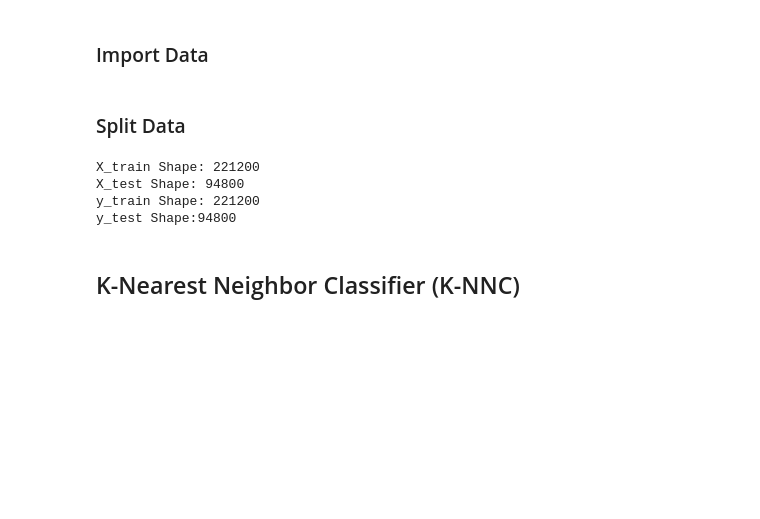
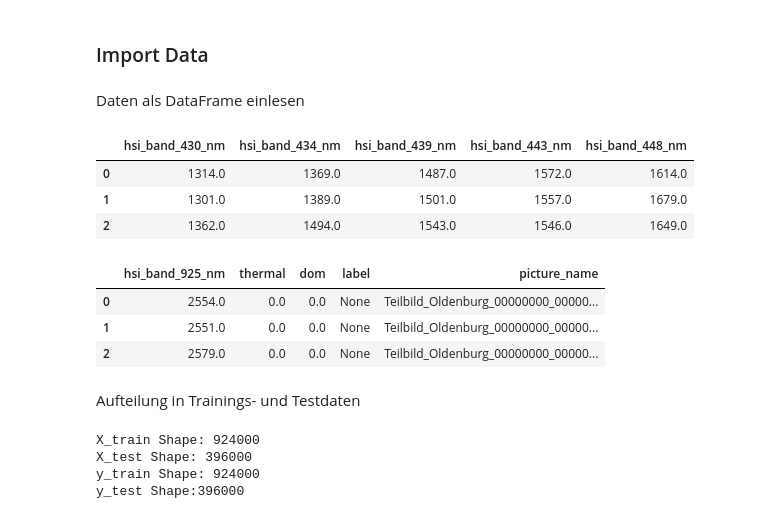
Before and after one commit to Tes-star/Remote_Sensing_Gyrocopter, a Jupyter notebook: Modelling/Baselines/Naive_Bayes.ipynb, the cells around one changed output. Drawn from its saved outputs; the diff is of its cells as text; code cells hidden in the pictures; blank space fills up the shorter version.

```diff
--- a/Modelling/Baselines/Naive_Bayes.ipynb
+++ b/Modelling/Baselines/Naive_Bayes.ipynb
@@ -6,2 +2,0 @@ X,Y=import_labeled_data()
-# %% [markdown]
-### Split Data
@@ -7,0 +11,2 @@ X,Y=import_labeled_data()
+# %% [markdown]
+Daten als DataFrame einlesen
@@ -8,17 +22,29 @@ X,Y=import_labeled_data()
+# %%
+df_annotations.iloc[:3,:5]
+# %% [output]
+|  | hsi_band_430_nm | hsi_band_434_nm | hsi_band_439_nm | hsi_band_443_nm | hsi_band_448_nm |
+| 0 | 1314.0 | 1369.0 | 1487.0 | 1572.0 | 1614.0 |
+| 1 | 1301.0 | 1389.0 | 1501.0 | 1557.0 | 1679.0 |
+| 2 | 1362.0 | 1494.0 | 1543.0 | 1546.0 | 1649.0 |
+# %%
+df_annotations.iloc[:3,-5:]
+# %% [output]
+|  | hsi_band_925_nm | thermal | dom | label | picture_name |
+| 0 | 2554.0 | 0.0 | 0.0 | None | Teilbild_Oldenburg_00000000_00000... |
+| 1 | 2551.0 | 0.0 | 0.0 | None | Teilbild_Oldenburg_00000000_00000... |
+| 2 | 2579.0 | 0.0 | 0.0 | None | Teilbild_Oldenburg_00000000_00000... |
+# %% [markdown]
+Aufteilung in Trainings- und Testdaten
 # %%
+X = df_annotations.drop(columns=['label', 'picture_name'])
+Y = df_annotations['label']
+
 from sklearn.model_selection import train_test_split
-X_train, X_test, y_train, y_test = train_test_split(X, Y, test_size=0.30, stratify=Y)
-labels = {0:'None',1:'Wiese', 2:'Straße',3: 'Auto', 4:'See', 5:'Schienen', 6:'Haus', 7:'Wald'}
-
-#convert ID Labels to ID
-y_train = [labels[y] for y in y_train]
-y_test = [labels[y] for y in y_test]
+X_train, X_test, y_train, y_test = train_test_split(X, Y, test_size=0.3, random_state=0)
 
 print(f'X_train Shape: {len(X_train)}\nX_test Shape: {len(X_test)}\ny_train Shape: {len(y_train)}\ny_test Shape:{len(y_test)}')
 # %% [output]
-X_train Shape: 221200
-X_test Shape: 94800
-y_train Shape: 221200
-y_test Shape:94800
+X_train Shape: 924000
+X_test Shape: 396000
+y_train Shape: 924000
+y_test Shape:396000
-# %% [markdown]
-## K-Nearest Neighbor Classifier (K-NNC)
```
Also changed, not shown: parts of 11 cells of this notebook, 7 other files.
